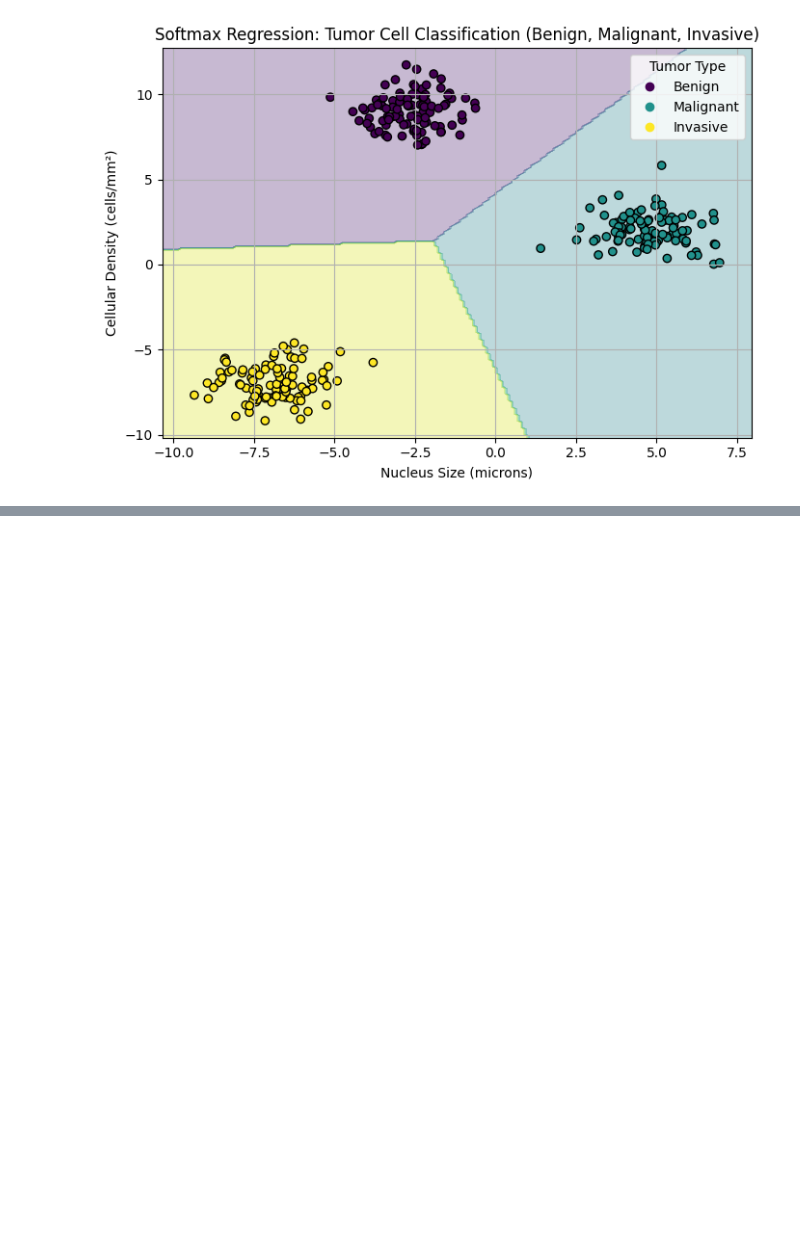
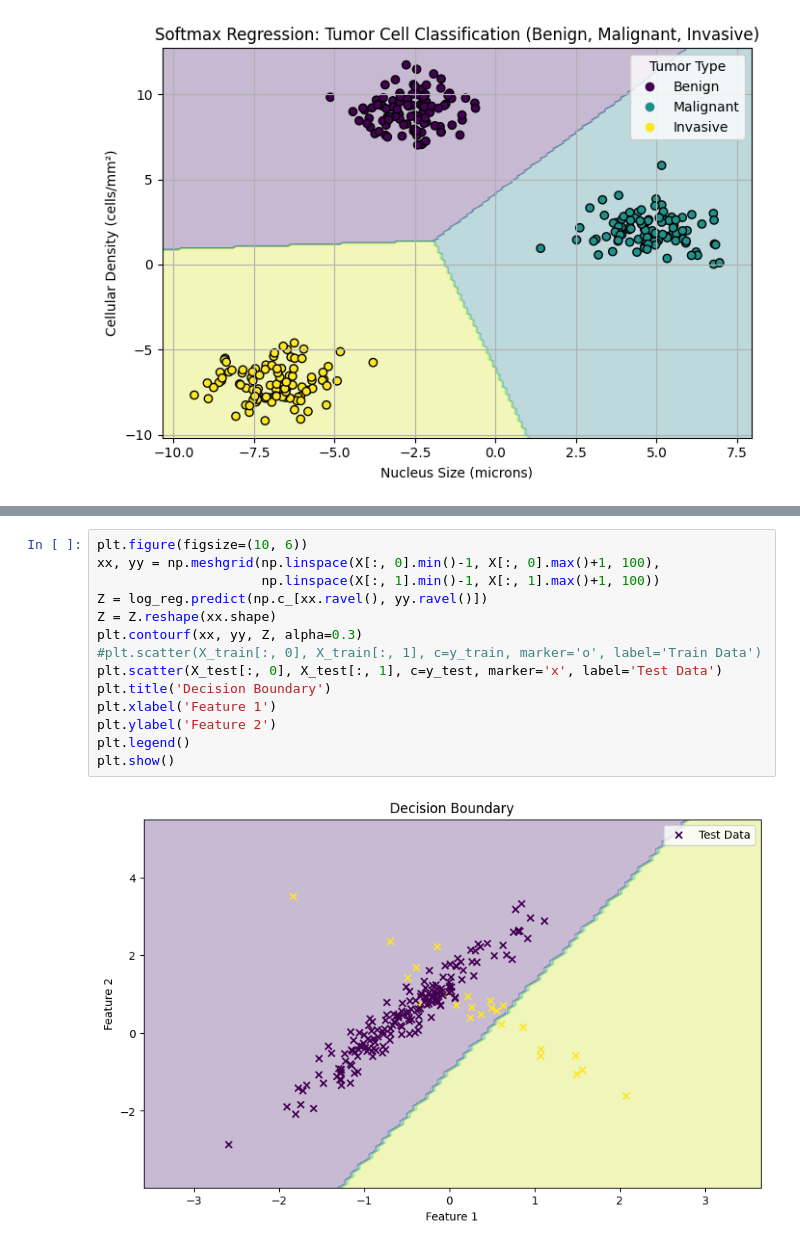
Before and after one commit to ChristinaVlach/Introduction-Statistical-Data-Analysis-Machine-Learning, a Jupyter notebook: classification/classification_linear_models.ipynb, the cells around one changed output, grey strips where cells are left out. Drawn from its saved outputs; the diff is of its cells as text; blank space fills up the shorter version.

```diff
--- a/classification/classification_linear_models.ipynb
+++ b/classification/classification_linear_models.ipynb
@@ -228,0 +345,16 @@ plt.show()
+# %%
+plt.figure(figsize=(10, 6))
+xx, yy = np.meshgrid(np.linspace(X[:, 0].min()-1, X[:, 0].max()+1, 100),
+                     np.linspace(X[:, 1].min()-1, X[:, 1].max()+1, 100))
+Z = log_reg.predict(np.c_[xx.ravel(), yy.ravel()])
+Z = Z.reshape(xx.shape)
+plt.contourf(xx, yy, Z, alpha=0.3)
+#plt.scatter(X_train[:, 0], X_train[:, 1], c=y_train, marker='o', label='Train Data')
+plt.scatter(X_test[:, 0], X_test[:, 1], c=y_test, marker='x', label='Test Data')
+plt.title('Decision Boundary')
+plt.xlabel('Feature 1')
+plt.ylabel('Feature 2')
+plt.legend()
+plt.show()
+# %% [output]
+[figure, added]
```
Also changed, not shown: parts of 13 cells of this notebook, 2 other files.
